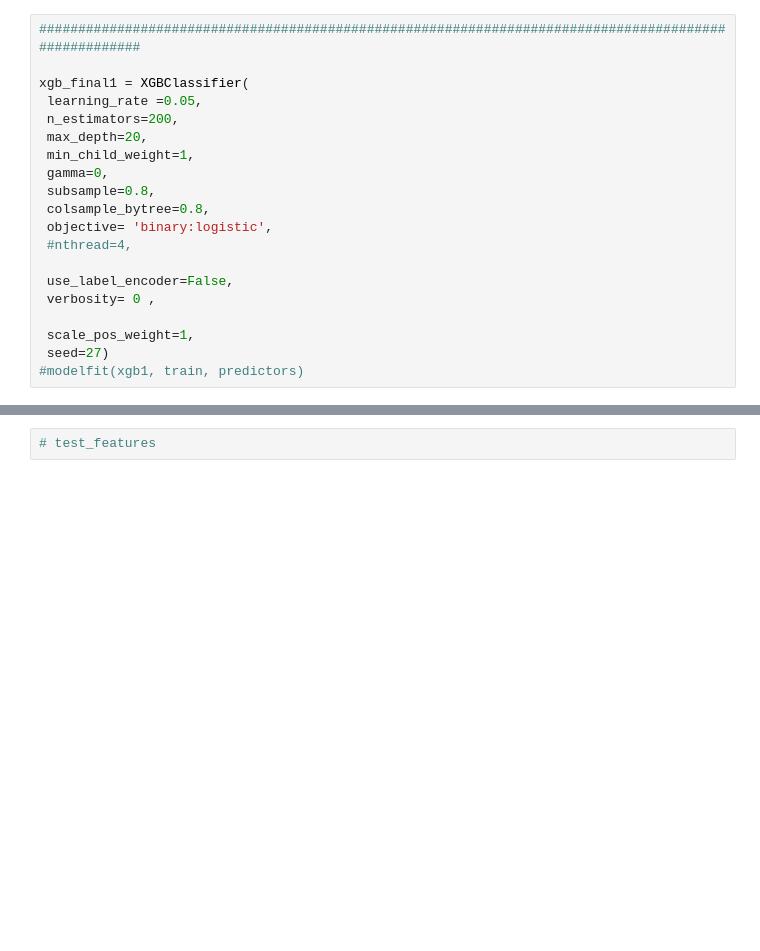
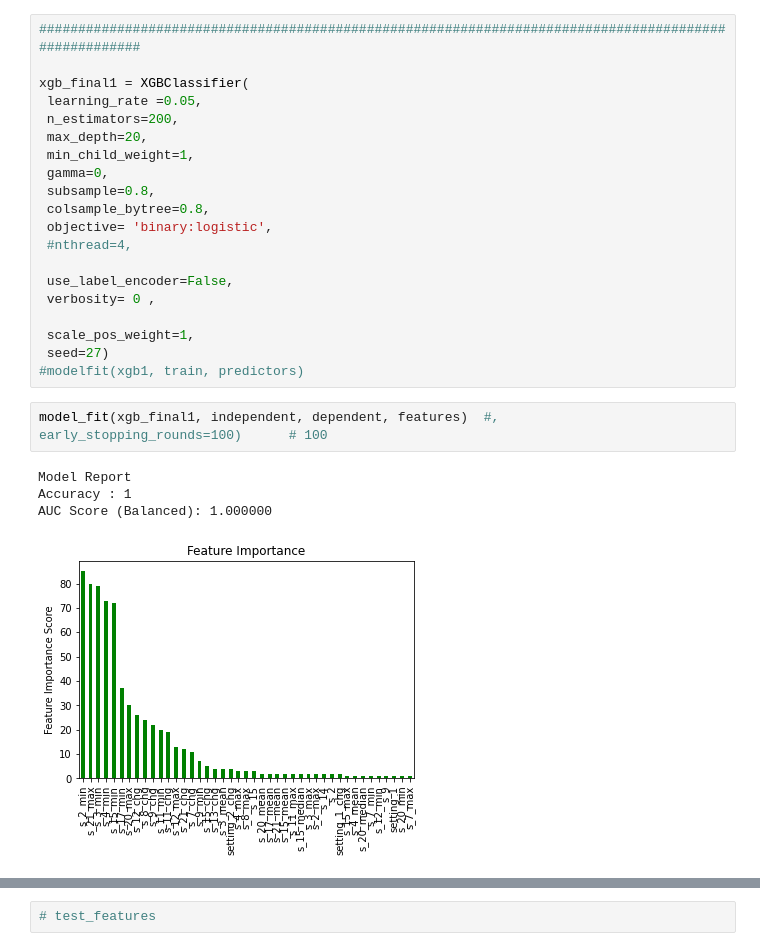
Before and after one commit to johnhhu2020/XGBoost-in-Predictive-Maintenance, a Jupyter notebook: XX%_PaperCO_MachineLearning (XGBoost tuning studying).ipynb, the cells around one changed output, grey strips where cells are left out. Drawn from its saved outputs; the diff is of its cells as text; blank space fills up the shorter version.

```diff
--- a/XX%_PaperCO_MachineLearning (XGBoost tuning studying).ipynb
+++ b/XX%_PaperCO_MachineLearning (XGBoost tuning studying).ipynb
@@ -1289,6 +1280,13 @@ xgb_final1 = XGBClassifier(
  scale_pos_weight=1,
  seed=27)
 #modelfit(xgb1, train, predictors)
+# %%
+model_fit(xgb_final1, independent, dependent, features)  #,        early_stopping_rounds=100)      # 100
+# %% [output]
+Model Report
+Accuracy : 1
+AUC Score (Balanced): 1.000000
+[figure, added]
 # %%
 model_fit(xgb_final1, independent, dependent, features,        early_stopping_rounds=100)      # 100
 # %% [output]
```
Also changed, not shown: parts of 27 cells of this notebook.
